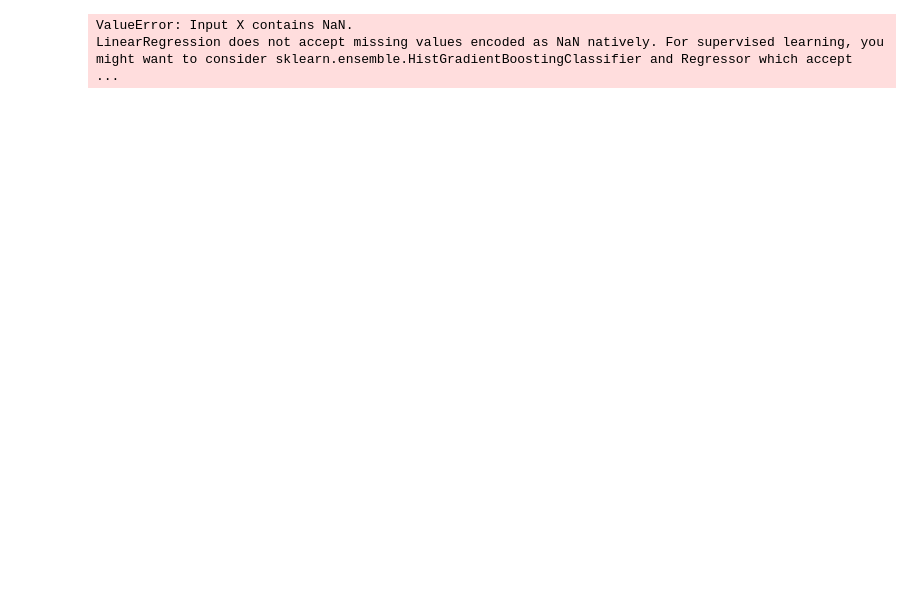
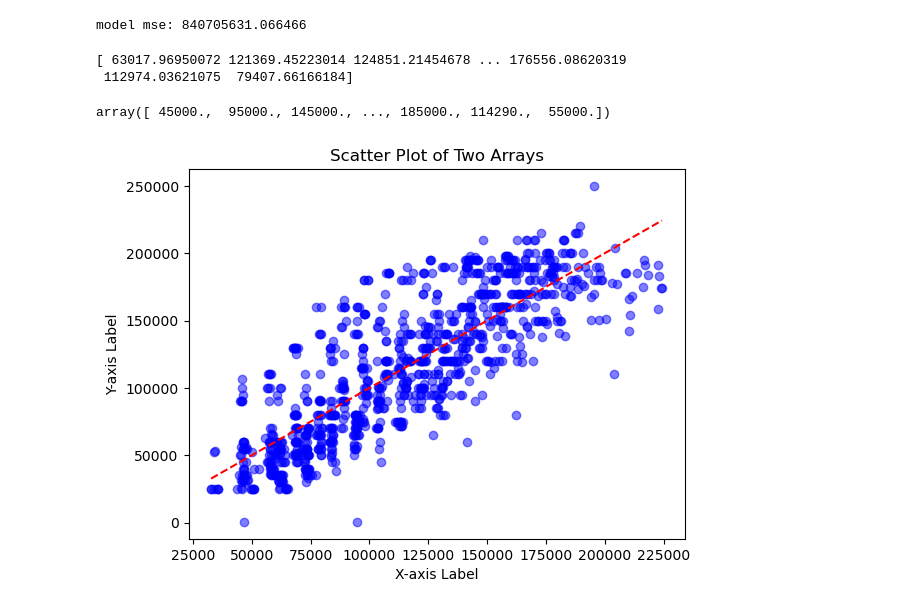
Before and after one commit to myeran/Regression_project_raz, a Jupyter notebook: Linear regression.ipynb, the cells around one changed output. Cells and saved outputs as stored; diff of their text form; code cells hidden in the pictures; blank space fills up the shorter version.

Commit message:
linear_pipe

```diff
--- a/Linear regression.ipynb
+++ b/Linear regression.ipynb
@@ -172,10 +79,58 @@ dtype: int64
-# %%
-model = LinearRegression()
-model.fit(X_train, y_train)
-
-y_pred = model.predict(X_test)
-print(f"model mse: {mean_squared_error(y_test, y_pred)}")#Base Line
-#could not convert string to float: 'M'
-# %% [output]
-ValueError: Input X contains NaN.
-LinearRegression does not accept missing values encoded as NaN natively. For supervised learning, you might want to consider sklearn.ensemble.HistGradientBoostingClassifier and Regressor which accept  ...
+# %%
+df_train, df_test = train_test_split(df, random_state=5, test_size=0.2)
+
+X_train = df_train[['Age','Years of Experience','height','weight','professionalism']] #You want your X to be a table (or dataframe, 2dimensional!)
+
+y_train = df_train["Salary"]
+
+X_test = df_test[['Age','Years of Experience','height','weight','professionalism']]
+
+y_test = df_test["Salary"]
+
+
+X_train.shape #(4284,5)
+X_test.shape  #(1072,5)
+y_train.shape #(4284,)
+y_test.shape  #(1072,)
+
+model = LinearRegression()
+model.fit(X_train, y_train)
+
+y_pred = model.predict(X_test)
+print(f"model mse: {mean_squared_error(y_test, y_pred)}")#Base Line
+# %% [output]
+model mse: 840705631.066466
+# %%
+#pd.concat([y_test,y_pred],axis=1)
+#df_y = y_test.join(y_pred, on = 'id')
+print(y_pred)
+y_test.values.reshape(len(y_pred))
+#y_pred = y_pred.to_frame()
+# %% [output]
+[ 63017.96950072 121369.45223014 124851.21454678 ... 176556.08620319
+ 112974.03621075  79407.66166184]
+array([ 45000.,  95000., 145000., ..., 185000., 114290.,  55000.])
+# %%
+import pandas as pd
+import numpy as np
+import matplotlib.pyplot as plt
+
+# Sample data (replace these with your actual data)
+x = y_pred
+y = y_test.values.reshape(len(y_pred))
+
+# Create a scatter plot
+plt.scatter(x, y,alpha = 0.5,c=['blue'])
+
+# Add labels and title
+plt.xlabel('X-axis Label')
+plt.ylabel('Y-axis Label')
+
+
+plt.plot(np.arange(min(x), max(x) + 1), np.arange(min(x), max(x) + 1), color='r', linestyle='--', label='45-Degree Line')
+plt.title('Scatter Plot of Two Arrays')
+
+# Display the plot
+plt.show()
+# %% [output]
+[figure, added]
```
Also changed, not shown: parts of 15 cells of this notebook, 1 other file.
